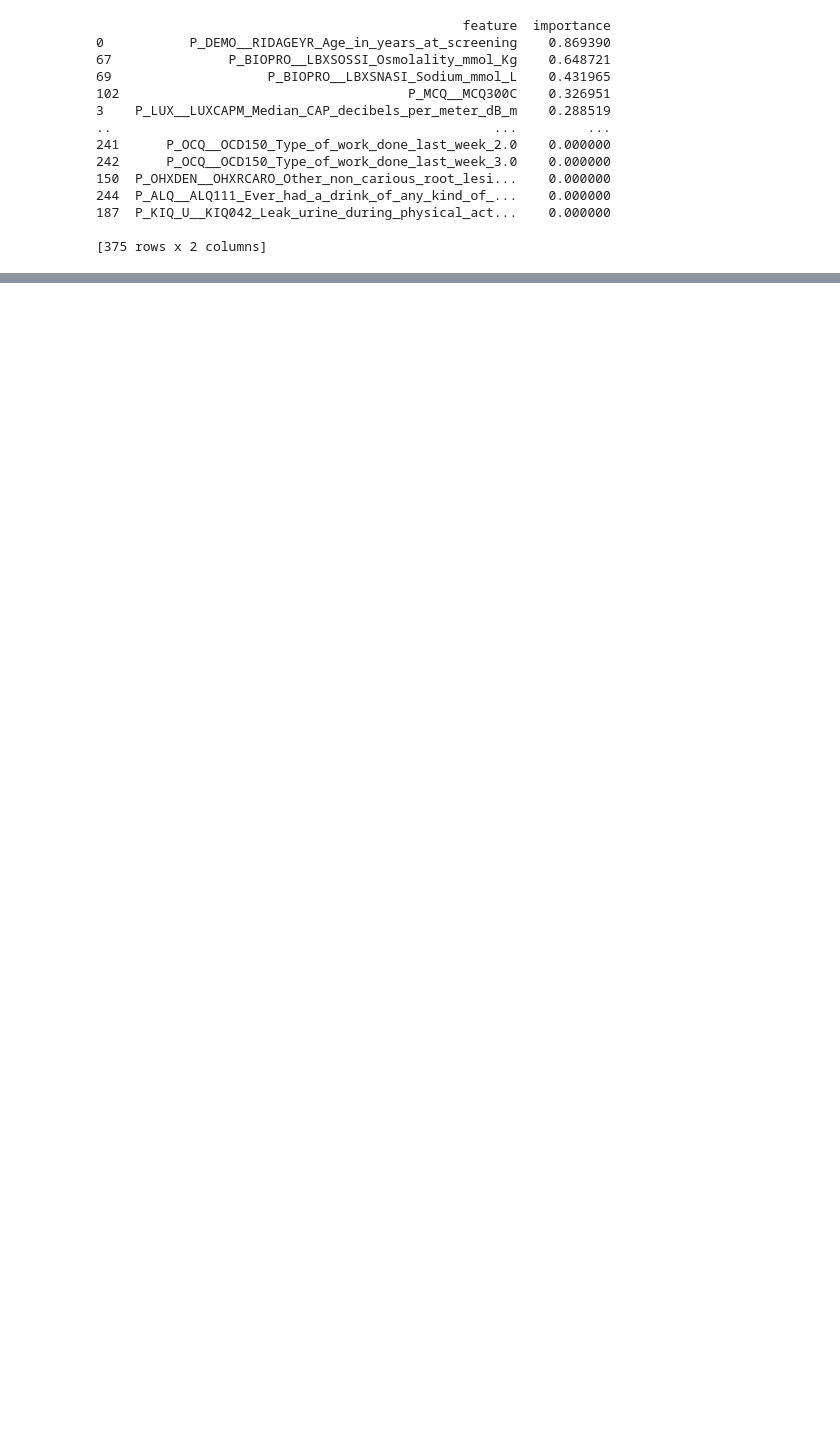
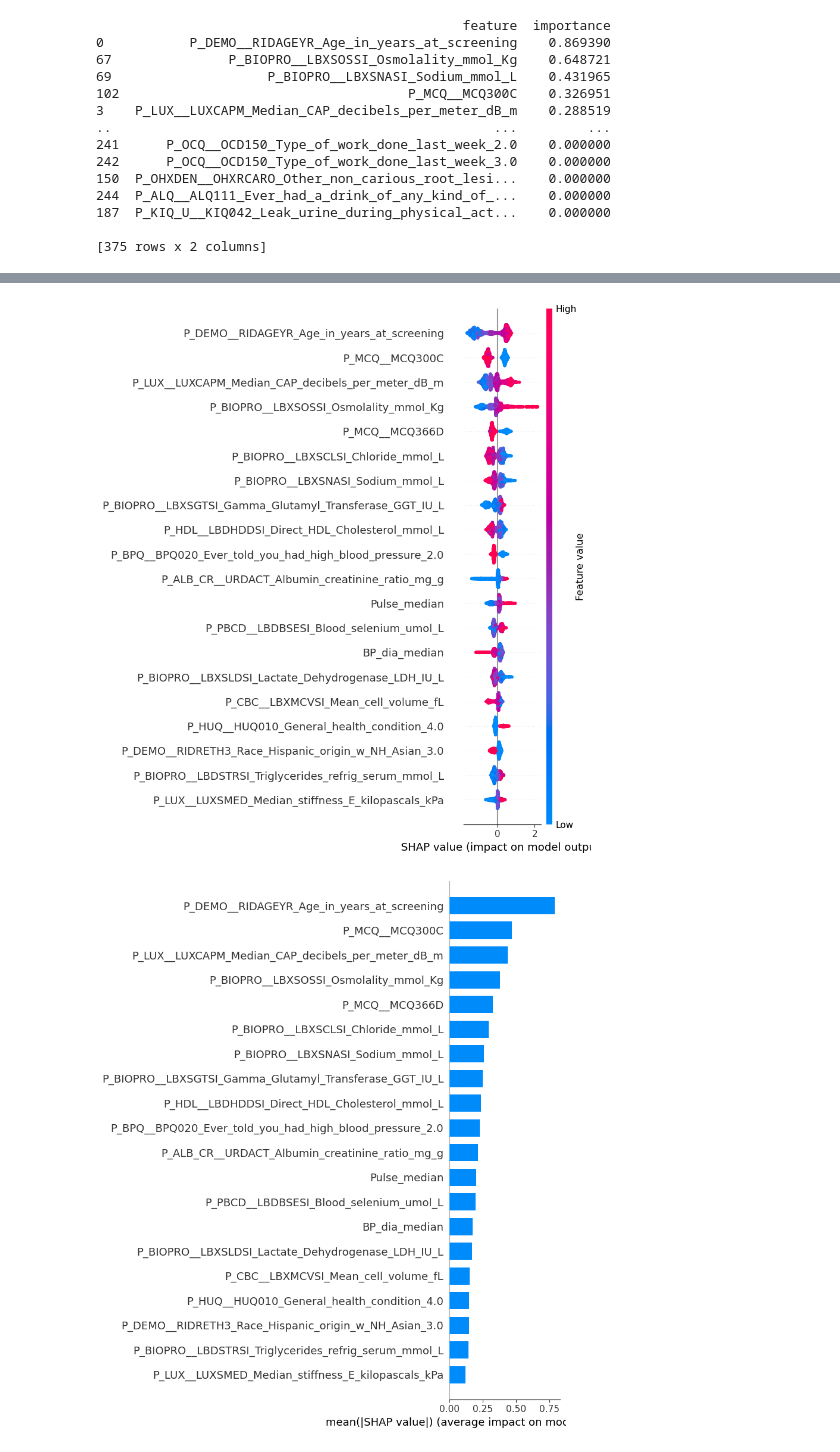
Before and after one commit to DVDMVN/CSE881_PROJ, a Jupyter notebook: G_SAMPLING_v2.ipynb, the cells around one changed output, grey strips where cells are left out. Drawn from its saved outputs; the diff is of its cells as text; code cells hidden in the pictures; blank space fills up the shorter version.

```diff
--- a/G_SAMPLING_v2.ipynb
+++ b/G_SAMPLING_v2.ipynb
@@ -562,0 +617,24 @@ weighted avg       0.88      0.89      0.87      1948
+# %%
+import shap
+
+# 1. initialize explainer with the proxy model
+explainer_weighted = shap.TreeExplainer(xgb_weighted)
+
+# 2. compute SHAP values (main effects) on the representative set
+shap_values_rep = explainer_weighted.shap_values(X_train_representatives_encoded)
+
+# 3. (optional, can be slow) interaction values
+shap_interaction_values_rep = explainer_weighted.shap_interaction_values(X_train_representatives_encoded)
+
+# 4. global summary plot (main effects)
+shap.summary_plot(shap_values_rep, X_train_representatives_encoded, show=True)
+
+# 5. bar plot (main effects)
+shap.summary_plot(shap_values_rep, X_train_representatives_encoded, plot_type="bar", show=True)
+
+# 6. (optional) interaction summary plot
+shap.summary_plot(shap_interaction_values_rep,
+                  X_train_representatives_encoded, show=True)
+# %% [output]
+[figure, added]
+[figure, added]
```
Also changed, not shown: parts of 6 cells of this notebook.
